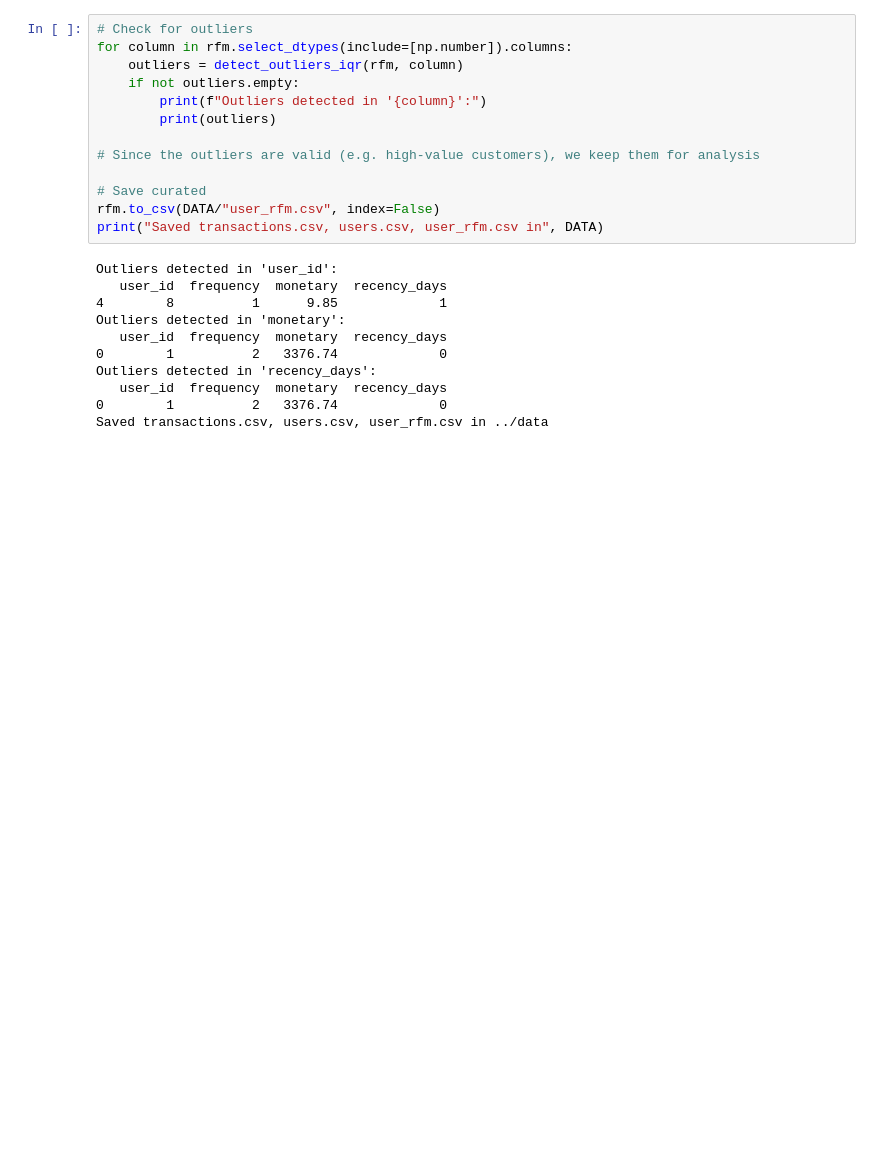
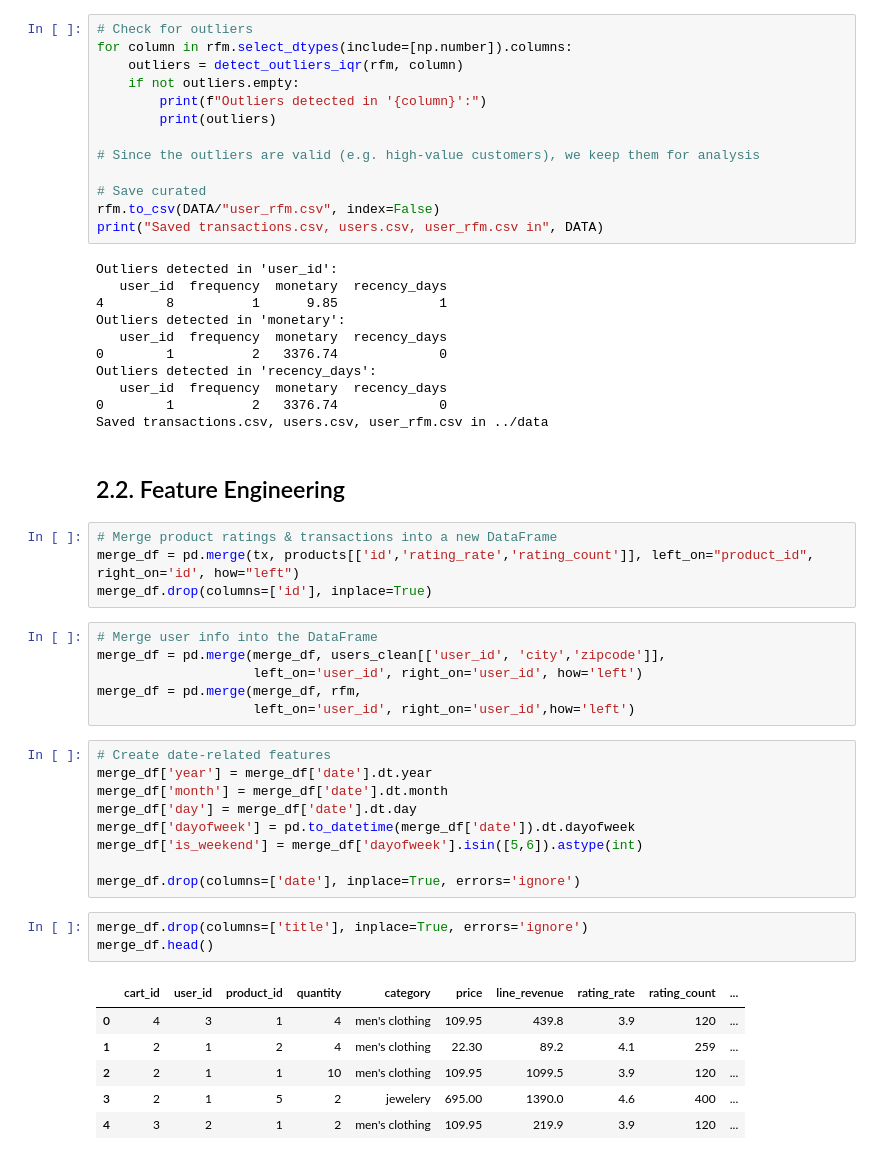
Before and after one commit to andrewtran1991/ecommerce-analytics-abtest, a Jupyter notebook: notebooks/02_clean_features.ipynb, the cells around one changed output. Cells and saved outputs as stored; diff of their text form; blank space fills up the shorter version.

```diff
--- a/notebooks/02_clean_features.ipynb
+++ b/notebooks/02_clean_features.ipynb
@@ -323,3 +325,34 @@ Outliers detected in 'recency_days':
    user_id  frequency  monetary  recency_days
 0        1          2   3376.74             0
 Saved transactions.csv, users.csv, user_rfm.csv in ../data
+# %% [markdown]
+## 2.2. Feature Engineering
+# %%
+# Merge product ratings & transactions into a new DataFrame
+merge_df = pd.merge(tx, products[['id','rating_rate','rating_count']], left_on="product_id", right_on='id', how="left")
+merge_df.drop(columns=['id'], inplace=True)
+# %%
+# Merge user info into the DataFrame
+merge_df = pd.merge(merge_df, users_clean[['user_id', 'city','zipcode']],
+                    left_on='user_id', right_on='user_id', how='left')
+merge_df = pd.merge(merge_df, rfm,
+                    left_on='user_id', right_on='user_id',how='left')
+# %%
+# Create date-related features
+merge_df['year'] = merge_df['date'].dt.year
+merge_df['month'] = merge_df['date'].dt.month
+merge_df['day'] = merge_df['date'].dt.day
+merge_df['dayofweek'] = pd.to_datetime(merge_df['date']).dt.dayofweek
+merge_df['is_weekend'] = merge_df['dayofweek'].isin([5,6]).astype(int)
+
+merge_df.drop(columns=['date'], inplace=True, errors='ignore')
+# %%
+merge_df.drop(columns=['title'], inplace=True, errors='ignore')
+merge_df.head()
+# %% [output]
+|  | cart_id | user_id | product_id | quantity | category | price | line_revenue | rating_rate | rating_count | ... |
+| 0 | 4 | 3 | 1 | 4 | men's clothing | 109.95 | 439.8 | 3.9 | 120 | ... |
+| 1 | 2 | 1 | 2 | 4 | men's clothing | 22.30 | 89.2 | 4.1 | 259 | ... |
+| 2 | 2 | 1 | 1 | 10 | men's clothing | 109.95 | 1099.5 | 3.9 | 120 | ... |
+| 3 | 2 | 1 | 5 | 2 | jewelery | 695.00 | 1390.0 | 4.6 | 400 | ... |
+| 4 | 3 | 2 | 1 | 2 | men's clothing | 109.95 | 219.9 | 3.9 | 120 | ... |
```
Also changed, not shown: parts of 7 cells of this notebook, 1 other file.
